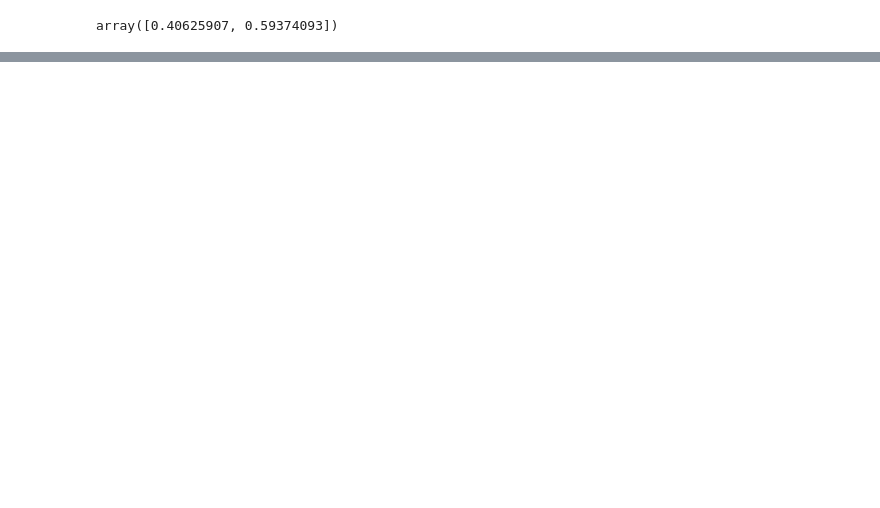
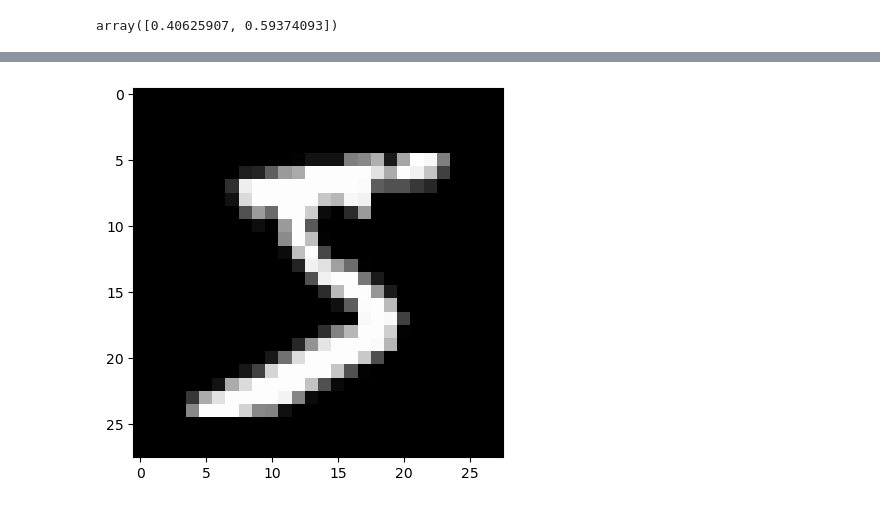
Before and after one commit to augustinLib/neuralflow, a Jupyter notebook: neural_network/neural_network.ipynb, the cells around one changed output, grey strips where cells are left out. Saved outputs shown, nothing was run; the diff lists cells and outputs as text; code cells hidden in the pictures; blank space fills up the shorter version.

```diff
--- a/neural_network/neural_network.ipynb
+++ b/neural_network/neural_network.ipynb
@@ -46,0 +54,2 @@ array([0.40625907, 0.59374093])
+# %%
+(x_train, y_train), (x_test, y_test) = load_mnist(flatten=True, normalize=False)
@@ -46,0 +66,6 @@ array([0.40625907, 0.59374093])
+# %%
+image = x_train[0]
+label = y_train[0]
+
+print(label)
+show_img(image.reshape(28, 28))
@@ -46,0 +94,5 @@ array([0.40625907, 0.59374093])
+# %%
+plt.imshow(image.reshape(28, 28), cmap="gray")
+plt.show()
+# %% [output]
+[figure, added]
```
Also changed, not shown: parts of 6 cells of this notebook, 1 other file.
